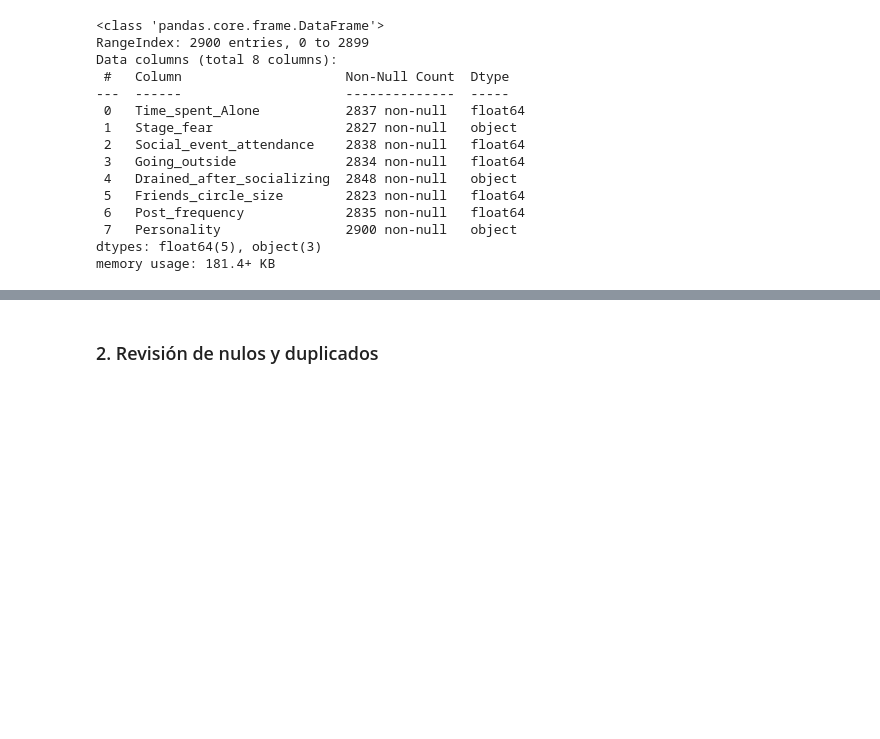
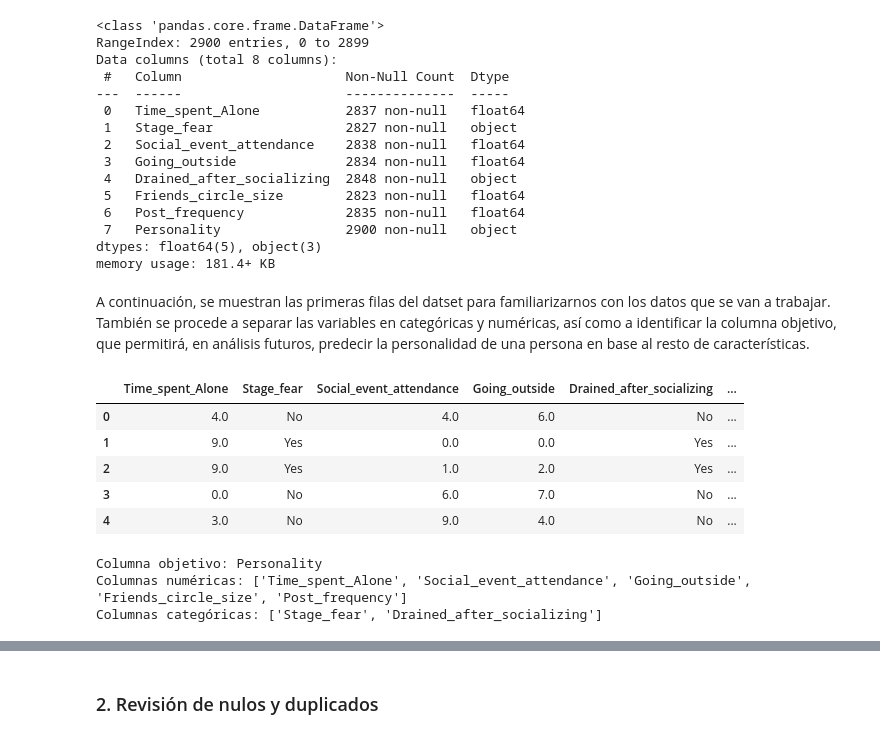
Before and after one commit to Marpp98/EDA_Extrovert_VS_Introvert_behaviour, a Jupyter notebook: notebooks/notebook.ipynb, the cells around one changed output, grey strips where cells are left out. Saved outputs shown, nothing was run; the diff lists cells and outputs as text; code cells hidden in the pictures; blank space fills up the shorter version.

```diff
--- a/notebooks/notebook.ipynb
+++ b/notebooks/notebook.ipynb
@@ -57,3 +61,14 @@ Data columns (total 8 columns):
  7   Personality                2900 non-null   object
 dtypes: float64(5), object(3)
 memory usage: 181.4+ KB
+# %% [markdown]
+A continuación, se muestran las primeras filas del datset para familiarizarnos con los datos que se van a trabajar. También se procede a separar las variables en categóricas y numéricas, así como a identificar la columna objetivo, que permitirá, en análisis futuros, predecir la personalidad de una persona en base al resto de características.
+# %%
+df.head()
+# %% [output]
+|  | Time_spent_Alone | Stage_fear | Social_event_attendance | Going_outside | Drained_after_socializing | ... |
+| 0 | 4.0 | No | 4.0 | 6.0 | No | ... |
+| 1 | 9.0 | Yes | 0.0 | 0.0 | Yes | ... |
+| 2 | 9.0 | Yes | 1.0 | 2.0 | Yes | ... |
+| 3 | 0.0 | No | 6.0 | 7.0 | No | ... |
+| 4 | 3.0 | No | 9.0 | 4.0 | No | ... |
@@ -59,0 +90,8 @@ memory usage: 181.4+ KB
+# %%
+print(f'Columna objetivo: {target}')
+print(f'Columnas numéricas: {numericas}')
+print(f'Columnas categóricas: {categoricas}')
+# %% [output]
+Columna objetivo: Personality
+Columnas numéricas: ['Time_spent_Alone', 'Social_event_attendance', 'Going_outside', 'Friends_circle_size', 'Post_frequency']
+Columnas categóricas: ['Stage_fear', 'Drained_after_socializing']
```
Also changed, not shown: parts of 42 cells of this notebook.
